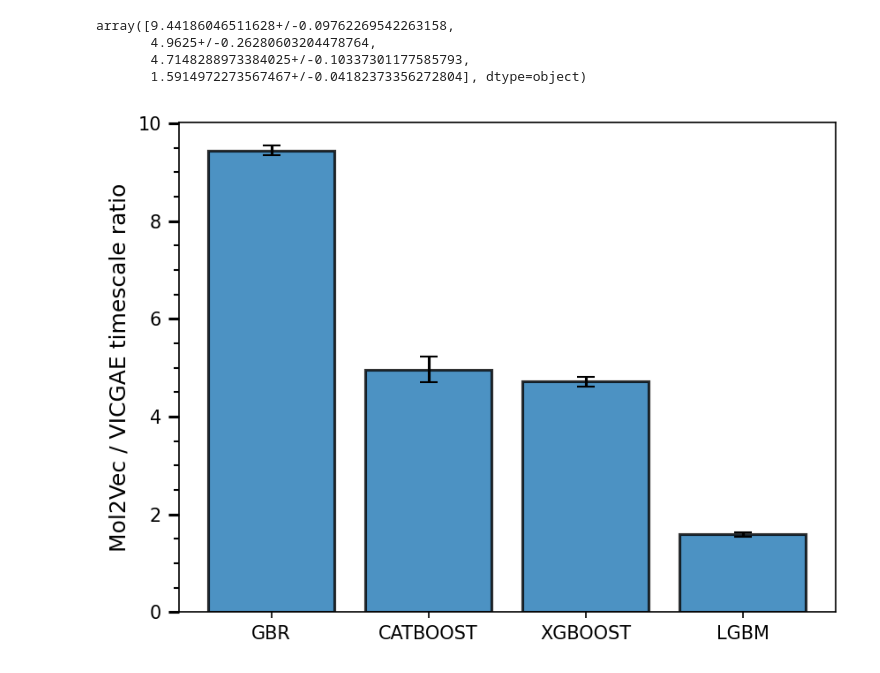
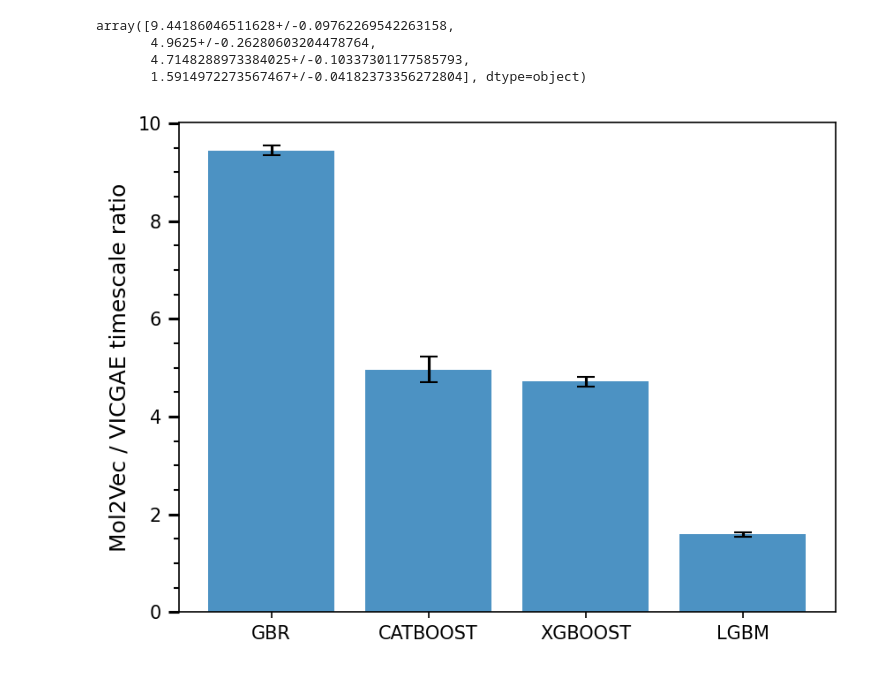
Before and after one commit to aravindhnivas/cxml_py, a Jupyter notebook: notebooks/timescale.ipynb, the cells around one changed output. Cells and saved outputs as stored; diff of their text form; code cells hidden in the pictures.

```diff
--- a/notebooks/timescale.ipynb
+++ b/notebooks/timescale.ipynb
@@ -128,28 +128,28 @@ array([9.44186046511628+/-0.09762269542263158,
 # %%
 plt.close('all')
 fig, ax = plt.subplots(dpi=150)
 
 ax.bar(
     models,
     unp.nominal_values(speedup_ratios),
     yerr=unp.std_devs(speedup_ratios),
-    edgecolor='black',
-    linewidth=1.5,
+    # edgecolor='black',
+    # linewidth=1.5,
     capsize=5,
     color='C0',
     alpha=0.8
 )
 
 # ax.legend()
 ax.set_ylabel('Mol2Vec / VICGAE timescale ratio', fontsize=12)
 ax.yaxis.set_minor_locator(AutoMinorLocator())
 ax.tick_params(axis='y', width=1.5, length=6, which='major')
 ax.tick_params(axis='y', width=1, length=3, which='minor')
 # ax.set_ybound(lower=0, upper=50)
 
 plots_dir = pt('/Users/aravindhnivas/Documents/ML-properties/plots/')
 fig.savefig(plots_dir / 'execution_timescales.pdf', dpi=150, bbox_inches='tight')
 
 plt.show()
 # %% [output]
-[figure, old version]
+[figure, new version]
```
